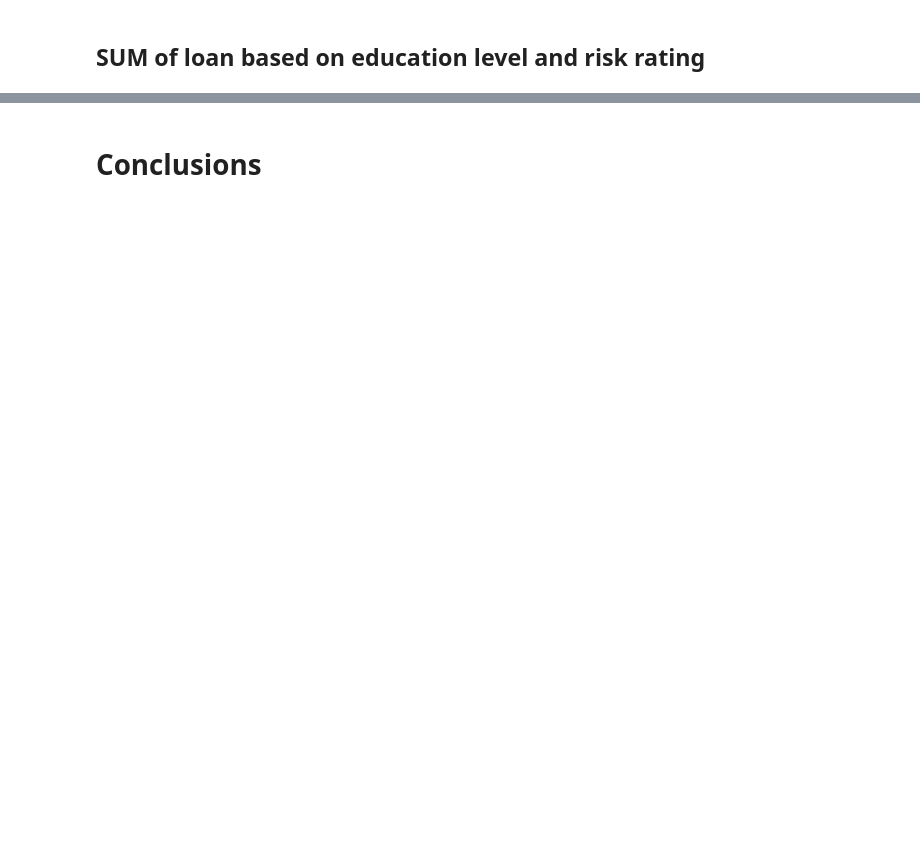
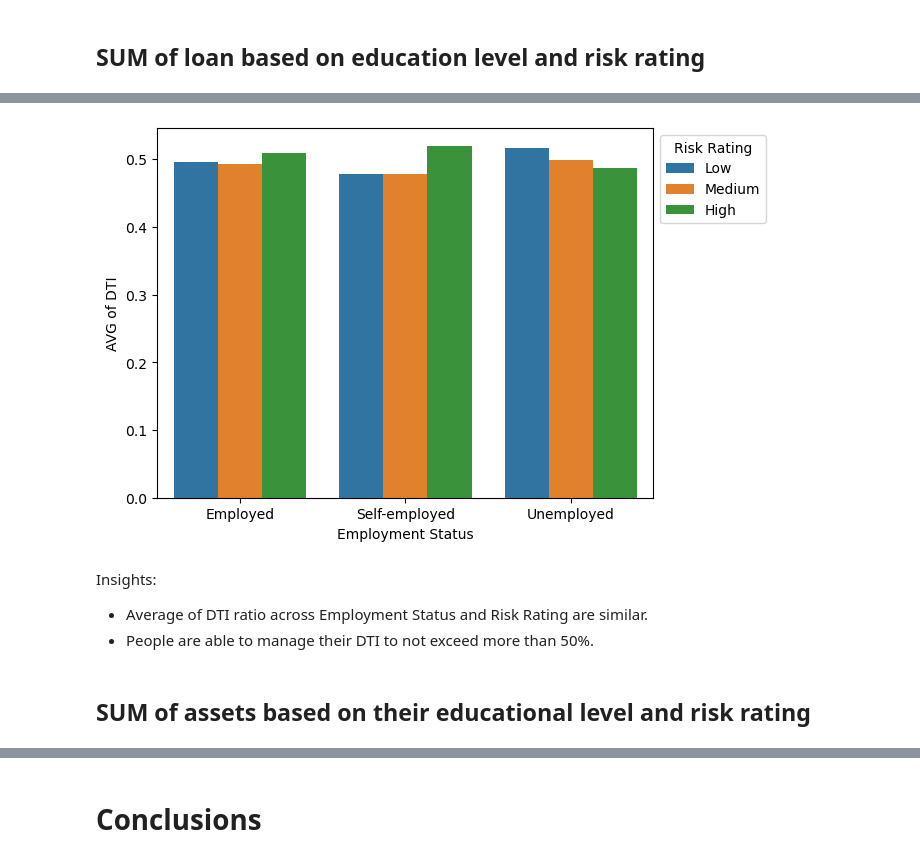
Before and after one commit to Gustana/Personal-Financial-Risk-Analysis, a Jupyter notebook: analysis.ipynb, the cells around one changed output, grey strips where cells are left out. Drawn from its saved outputs; the diff is of its cells as text; code cells hidden in the pictures; blank space fills up the shorter version.

```diff
--- a/analysis.ipynb
+++ b/analysis.ipynb
@@ -1285,0 +1246,9 @@ Insights:
+# %%
+avg_dti_by_employment_status_risk_rating = df_clean[
+    ["Debt-to-Income Ratio", "Employment Status", "Risk Rating"]
+].groupby(
+    ["Employment Status", "Risk Rating"],
+    observed=True
+).agg({"Debt-to-Income Ratio": "mean"}).rename(columns={"Debt-to-Income Ratio": "AVG of DTI"})
+
+avg_dti_by_employment_status_risk_rating
@@ -1285,0 +1267,17 @@ Insights:
+# %%
+ax = sns.barplot(
+    data=avg_dti_by_employment_status_risk_rating,
+    x="Employment Status",
+    y="AVG of DTI",
+    hue="Risk Rating"
+)
+sns.move_legend(ax, "upper left", bbox_to_anchor=(1, 1))
+plt.show()
+# %% [output]
+[figure, added]
+# %% [markdown]
+Insights:
+- Average of DTI ratio across Employment Status and Risk Rating are similar.
+- People are able to manage their DTI to not exceed more than 50%.
+# %% [markdown]
+## SUM of assets based on their educational level and risk rating
```
Also changed, not shown: parts of 44 cells of this notebook.
